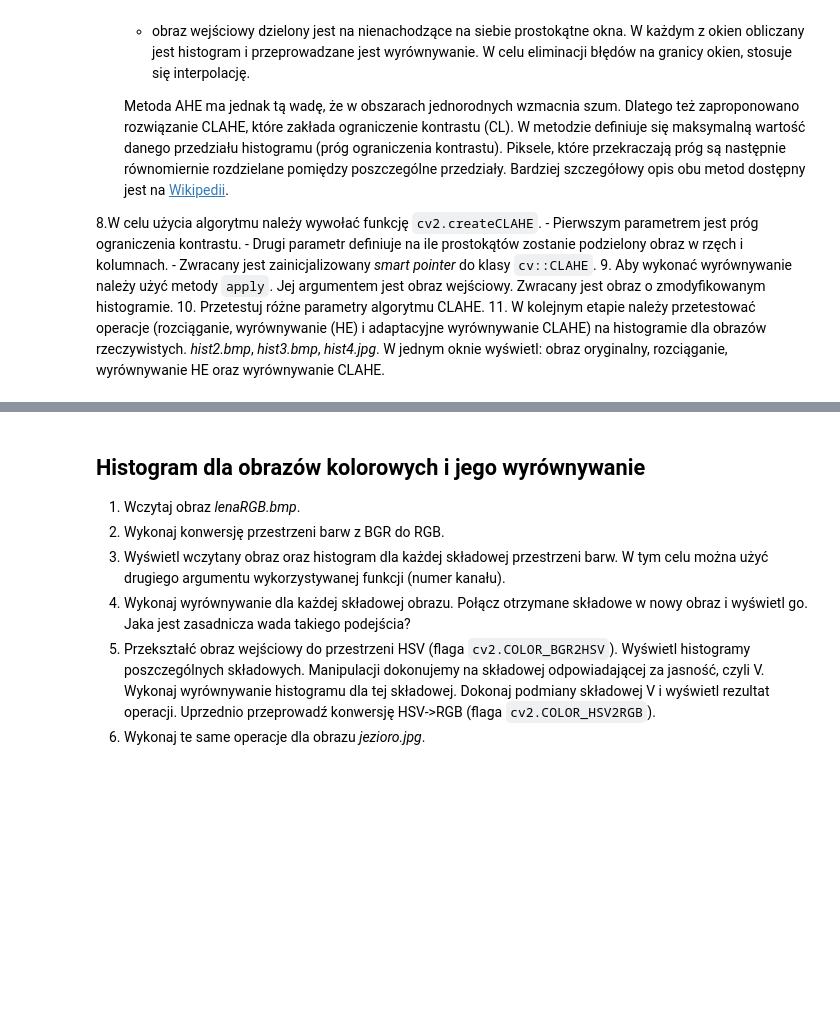
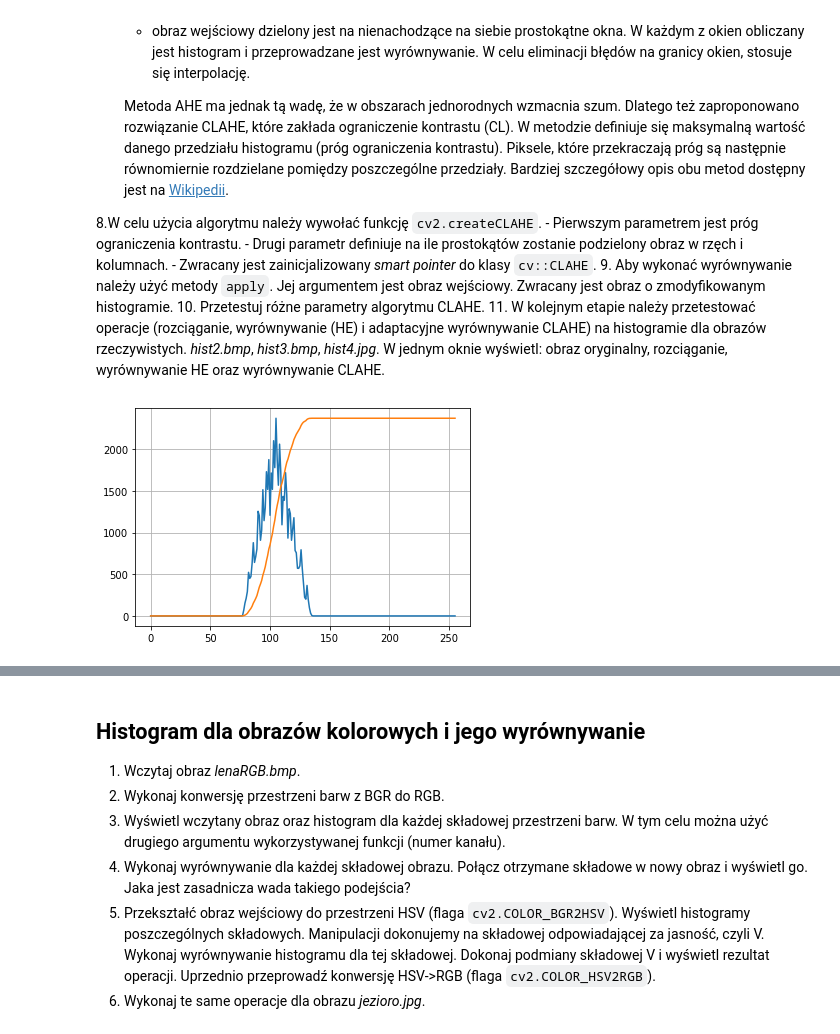
Before and after one commit to JankDev/poc, a Jupyter notebook: 03_histogram.ipynb, the cells around one changed output, grey strips where cells are left out. Drawn from its saved outputs; the diff is of its cells as text; code cells hidden in the pictures; blank space fills up the shorter version.

```diff
--- a/03_histogram.ipynb
+++ b/03_histogram.ipynb
@@ -193,3 +244,14 @@ Jej argumentem jest obraz wejściowy. Zwracany jest obraz o zmodyfikowanym histo
 10. Przetestuj różne parametry algorytmu CLAHE.
 11. W kolejnym etapie należy przetestować operacje (rozciąganie, wyrównywanie (HE) i adaptacyjne wyrównywanie CLAHE)  na histogramie dla obrazów rzeczywistych. *hist2.bmp*, *hist3.bmp*, *hist4.jpg*.
 W jednym oknie wyświetl: obraz oryginalny, rozciąganie, wyrównywanie HE oraz wyrównywanie CLAHE.
+# %%
+hist1_img: Image = images[0]
+img_hist: Histogram= calc_default_hist(hist1_img)
+hist_cum = img_hist.cumsum()
+
+plt.plot(img_hist)
+plt.plot(hist_cum*img_hist.max()/hist_cum.max())
+plt.grid()
+plt.show()
+# %% [output]
+[figure, added]
```
Also changed, not shown: parts of 9 cells of this notebook, 3 other files.
